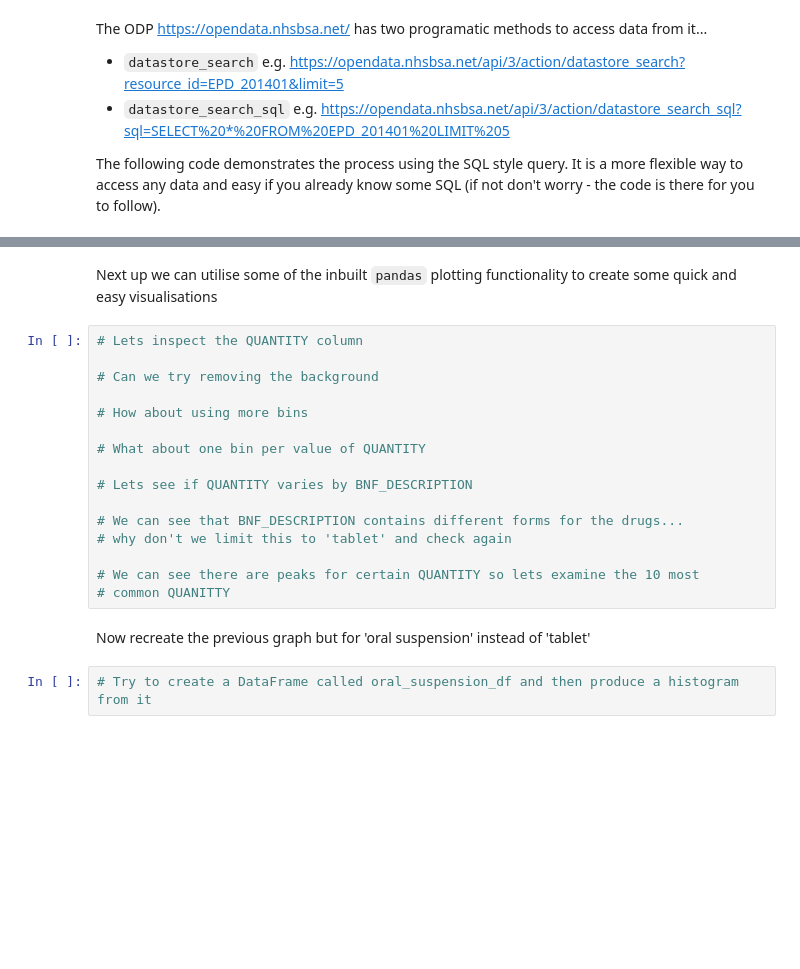
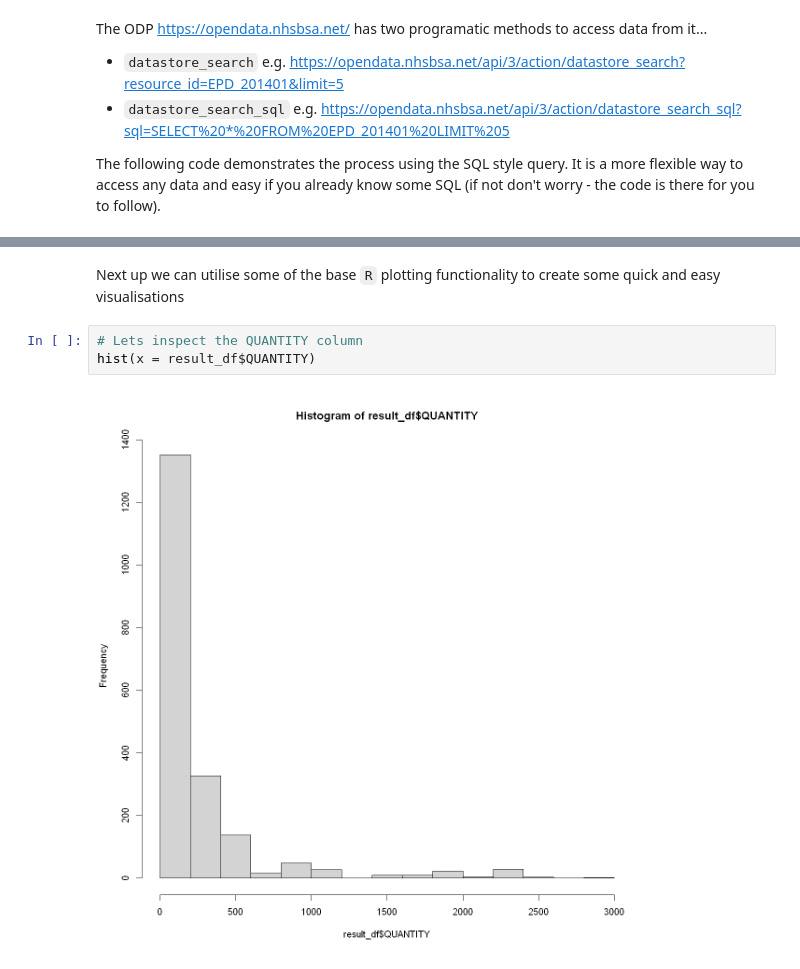
Before and after one commit to nhsbsa-data-analytics/coffee-and-coding, a Jupyter notebook: 2021-05-19 Get to grips with R and Python on our Open Data Portal/R.ipynb, the cells around one changed output, grey strips where cells are left out. Drawn from its saved outputs; the diff is of its cells as text; blank space fills up the shorter version.

```diff
--- a/2021-05-19 Get to grips with R and Python on our Open Data Portal/R.ipynb
+++ b/2021-05-19 Get to grips with R and Python on our Open Data Portal/R.ipynb
@@ -54,22 +55,7 @@ head(result_df)
 # %% [markdown]
-Next up we can utilise some of the inbuilt `pandas` plotting functionality to create some quick and easy visualisations
+Next up we can utilise some of the base `R` plotting functionality to create some quick and easy visualisations
-# %%
-# Lets inspect the QUANTITY column
-
-# Can we try removing the background
-
-# How about using more bins
-
-# What about one bin per value of QUANTITY
-
-# Lets see if QUANTITY varies by BNF_DESCRIPTION
-
-# We can see that BNF_DESCRIPTION contains different forms for the drugs...
-# why don't we limit this to 'tablet' and check again
-
-# We can see there are peaks for certain QUANTITY so lets examine the 10 most
-# common QUANITTY
-# %% [markdown]
-Now recreate the previous graph but for 'oral suspension' instead of 'tablet'
-# %%
-# Try to create a DataFrame called oral_suspension_df and then produce a histogram from it
+# %%
+# Lets inspect the QUANTITY column
+hist(x = result_df$QUANTITY)
+# %% [output]
+[figure, added]
```
Also changed, not shown: parts of 19 cells of this notebook, 5 other files.
